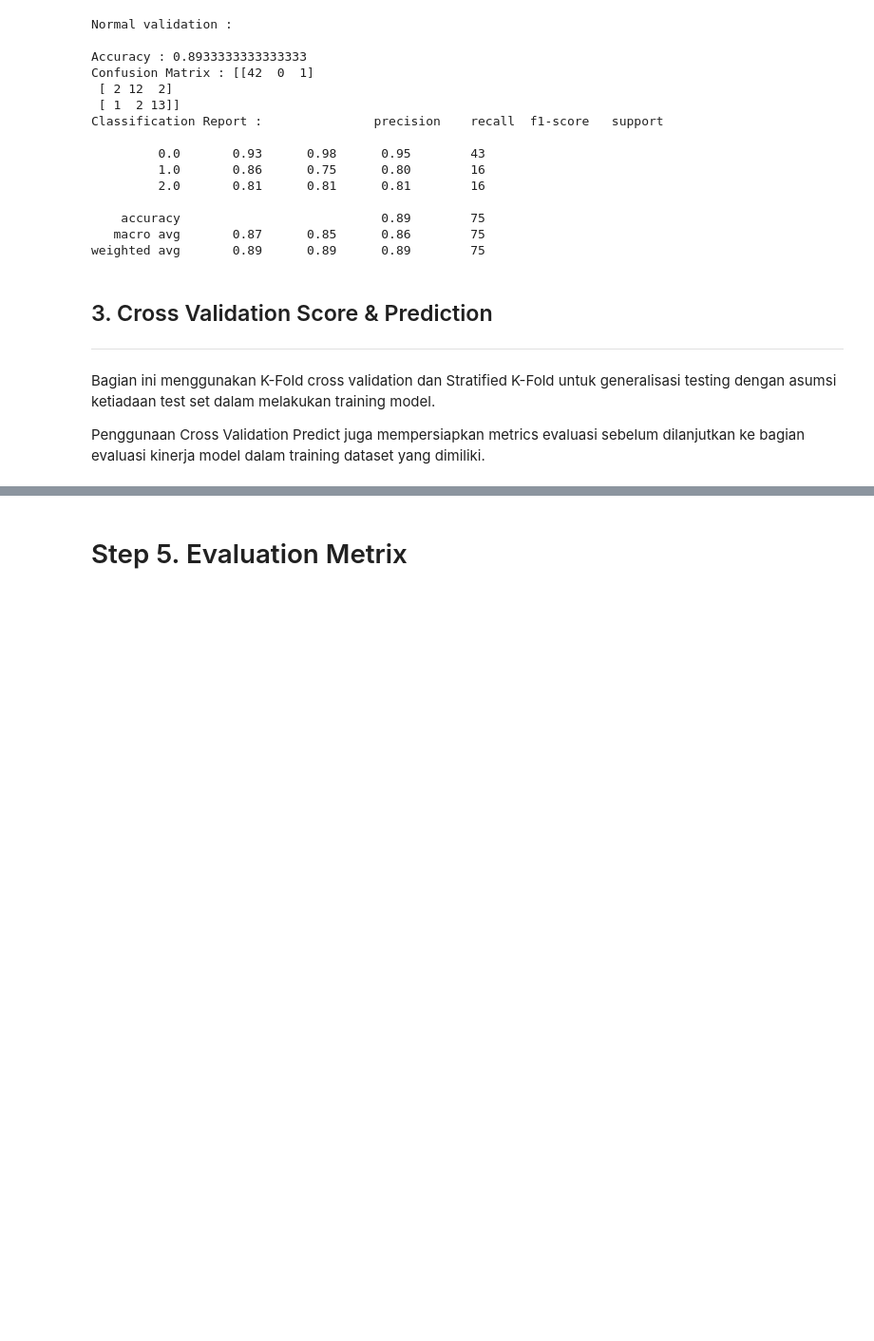
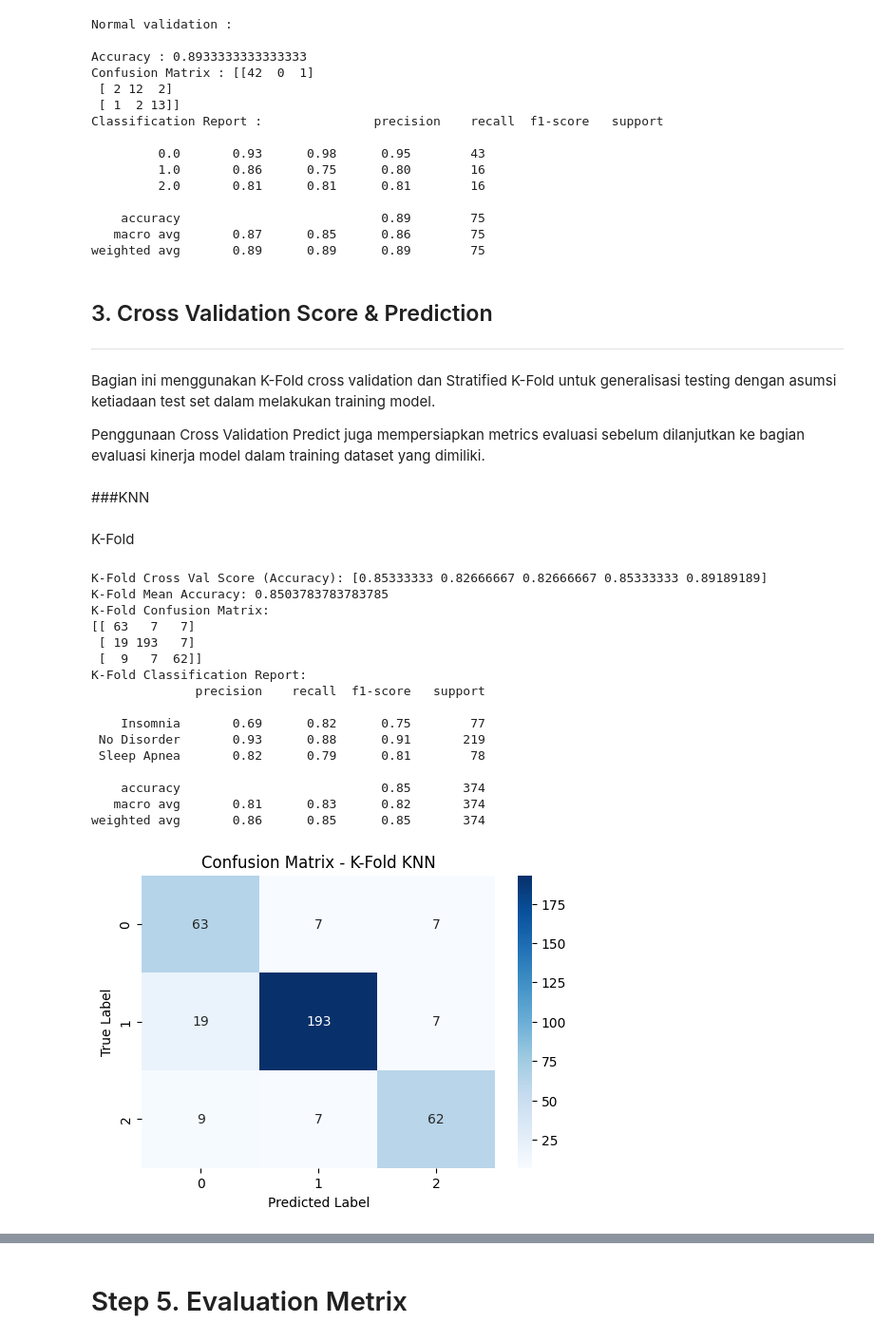
Before and after one commit to LCoder-FILE/TK_MachLearn, a Jupyter notebook: UTS/Code/main.ipynb, the cells around one changed output, grey strips where cells are left out. Shown at 95% size. Drawn from its saved outputs; the diff is of its cells as text; code cells hidden in the pictures; blank space fills up the shorter version.

```diff
--- a/UTS/Code/main.ipynb
+++ b/UTS/Code/main.ipynb
@@ -1131,3 +1131,56 @@ weighted avg       0.89      0.89      0.89        75
 Bagian ini menggunakan K-Fold cross validation dan Stratified K-Fold untuk generalisasi testing dengan asumsi ketiadaan test set dalam melakukan training model.
 
 Penggunaan Cross Validation Predict juga mempersiapkan metrics evaluasi sebelum dilanjutkan ke bagian evaluasi kinerja model dalam training dataset yang dimiliki.
+# %% [markdown]
+###KNN
+# %% [markdown]
+K-Fold
+# %%
+from sklearn.model_selection import cross_val_score, cross_val_predict, KFold
+from sklearn.metrics import confusion_matrix, classification_report
+import seaborn as sns
+import matplotlib.pyplot as plt
+
+# K-Fold
+kf = KFold(n_splits=5, shuffle=True, random_state=42)
+knn_kfold_model = KNeighborsClassifier(n_neighbors=n_neighbors, weights=weights, metric=metric)
+
+# Cross Val Score (Accuracy)
+kfold_scores = cross_val_score(knn_kfold_model, knn_df_x, knn_df_y, cv=kf, scoring='accuracy')
+print("K-Fold Cross Val Score (Accuracy):", kfold_scores)
+print("K-Fold Mean Accuracy:", kfold_scores.mean())
+
+# Cross Val Predict
+knn_kfold_preds = cross_val_predict(knn_kfold_model, knn_df_x, knn_df_y, cv=kf)
+
+# Evaluation
+print("K-Fold Confusion Matrix:")
+print(confusion_matrix(knn_df_y, knn_kfold_preds))
+print("K-Fold Classification Report:")
+print(classification_report(knn_df_y, knn_kfold_preds))
+
+# Visualisasi
+plt.figure(figsize=(6,4))
+sns.heatmap(confusion_matrix(knn_df_y, knn_kfold_preds), annot=True, cmap="Blues", fmt='g')
+plt.title("Confusion Matrix - K-Fold KNN")
+plt.xlabel("Predicted Label")
+plt.ylabel("True Label")
+plt.show()
+# %% [output]
+K-Fold Cross Val Score (Accuracy): [0.85333333 0.82666667 0.82666667 0.85333333 0.89189189]
+K-Fold Mean Accuracy: 0.8503783783783785
+K-Fold Confusion Matrix:
+[[ 63   7   7]
+ [ 19 193   7]
+ [  9   7  62]]
+K-Fold Classification Report:
+              precision    recall  f1-score   support
+
+    Insomnia       0.69      0.82      0.75        77
+ No Disorder       0.93      0.88      0.91       219
+ Sleep Apnea       0.82      0.79      0.81        78
+
+    accuracy                           0.85       374
+   macro avg       0.81      0.83      0.82       374
+weighted avg       0.86      0.85      0.85       374
+[figure, added]
```
Also changed, not shown: parts of 12 cells of this notebook.
